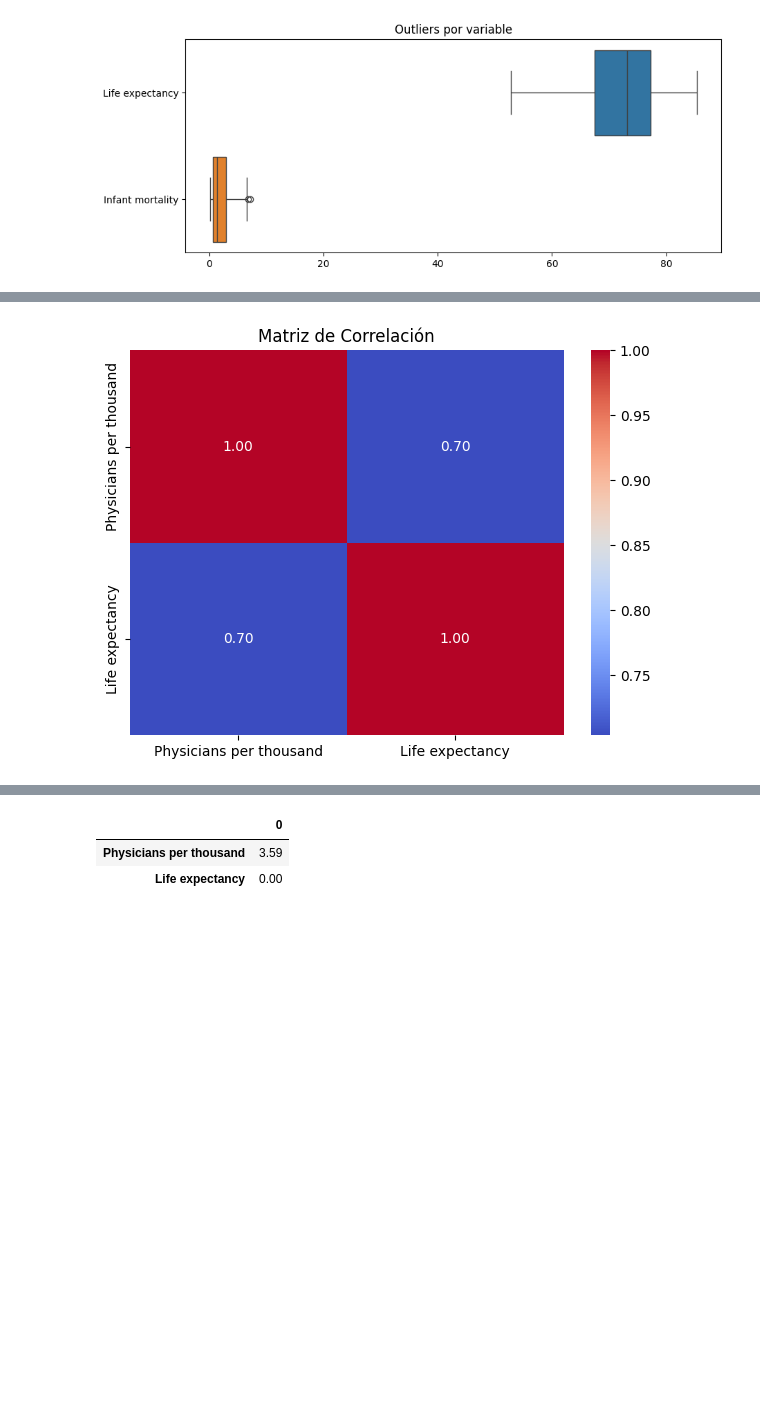
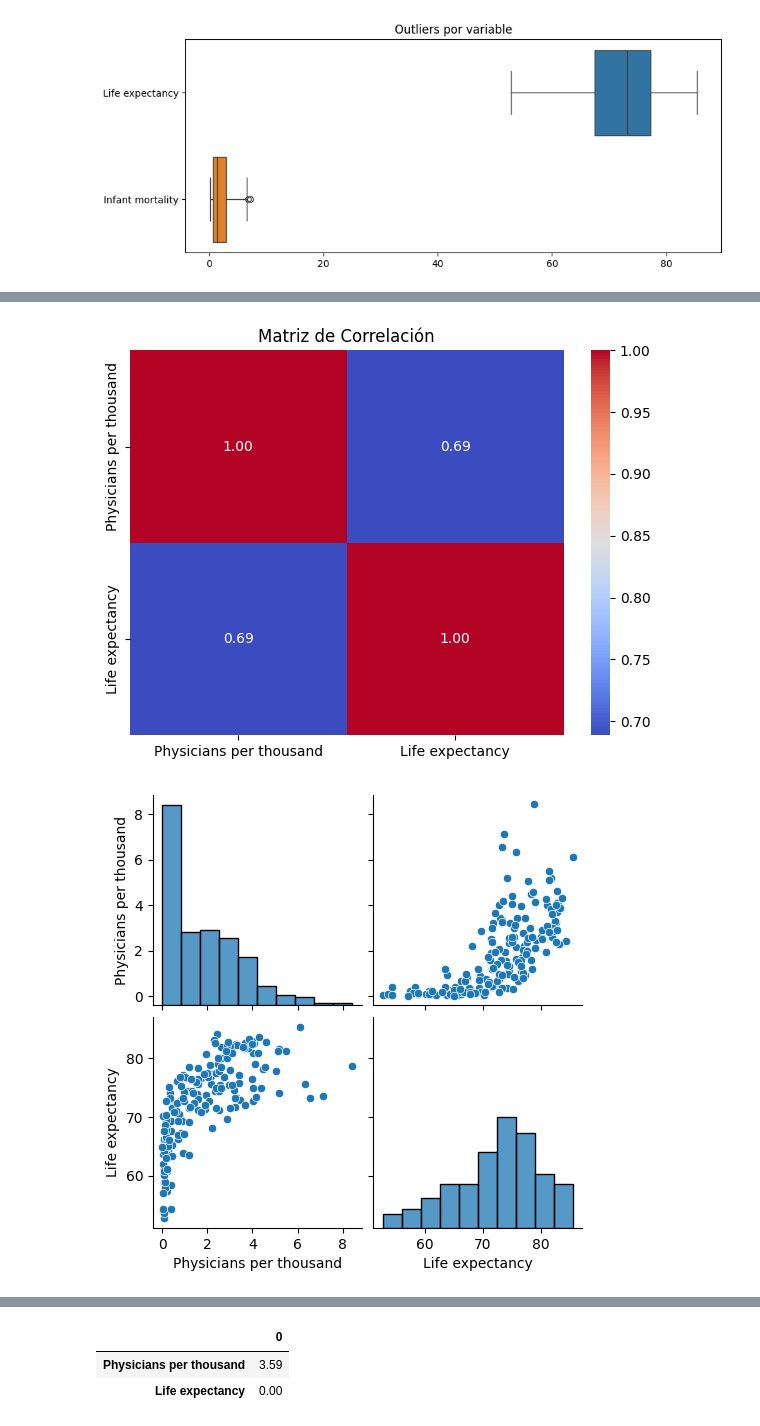
Before and after one commit to pdoren/analisis-estadistico-con-Python-G105, a Jupyter notebook: Desafío_Preparacion_de_datos_y_graficos.ipynb, the cells around one changed output, grey strips where cells are left out. Drawn from its saved outputs; the diff is of its cells as text; code cells hidden in the pictures; blank space fills up the shorter version.

```diff
--- a/Desafío_Preparacion_de_datos_y_graficos.ipynb
+++ b/Desafío_Preparacion_de_datos_y_graficos.ipynb
@@ -431,10 +489,15 @@ Realiza lo mismo para comparar la cantidad de médicos por cada mil personas y l
 # %%
 cols_3 = ['Physicians per thousand', 'Life expectancy']
-matriz_correlacion_mayor_v3 = df_numeric[cols_3].corr()
+matriz_correlacion_mayor_v3 = df[cols_3].corr()
 
 plt.figure(figsize=(7, 5))
 sns.heatmap(matriz_correlacion_mayor_v3, annot=True, cmap="coolwarm", fmt=".2f")
 plt.title("Matriz de Correlación")
 plt.show()
 # %% [output]
-[figure, old version]
+[figure, new version]
+# %%
+sns.pairplot(df[['Physicians per thousand', 'Life expectancy']])
+plt.show()
+# %% [output]
+[figure, added]
```
Also changed, not shown: parts of 56 cells of this notebook.
